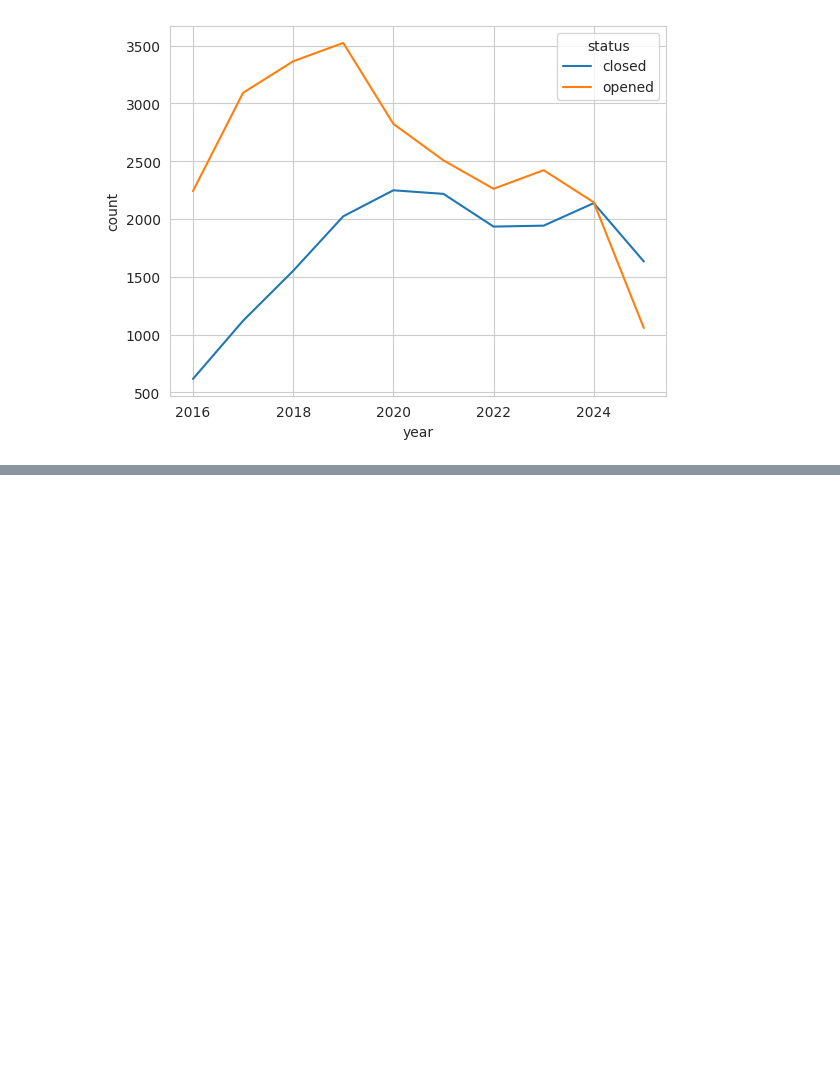
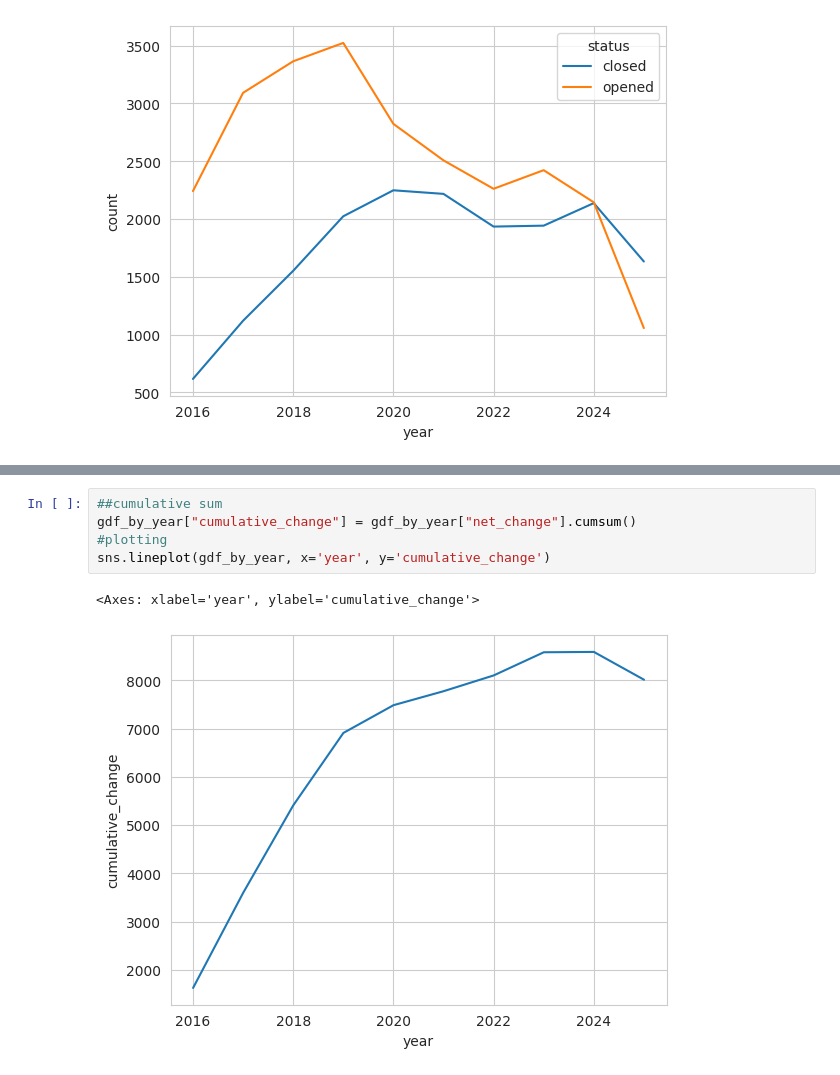
Before and after one commit to miaflynn/CYPLAN255-Final-Project, a Jupyter notebook: 03c_visualizations_sean.ipynb, the cells around one changed output, grey strips where cells are left out. Drawn from its saved outputs; the diff is of its cells as text; blank space fills up the shorter version.

```diff
--- a/03c_visualizations_sean.ipynb
+++ b/03c_visualizations_sean.ipynb
@@ -314,0 +319,8 @@ gdf_by_year['net_change'] = gdf_by_year['opened'] - gdf_by_year['closed']
+# %%
+##cumulative sum
+gdf_by_year["cumulative_change"] = gdf_by_year["net_change"].cumsum()
+#plotting
+sns.lineplot(gdf_by_year, x='year', y='cumulative_change')
+# %% [output]
+<Axes: xlabel='year', ylabel='cumulative_change'>
+[figure, added]
```
Also changed, not shown: parts of 7 cells of this notebook.
